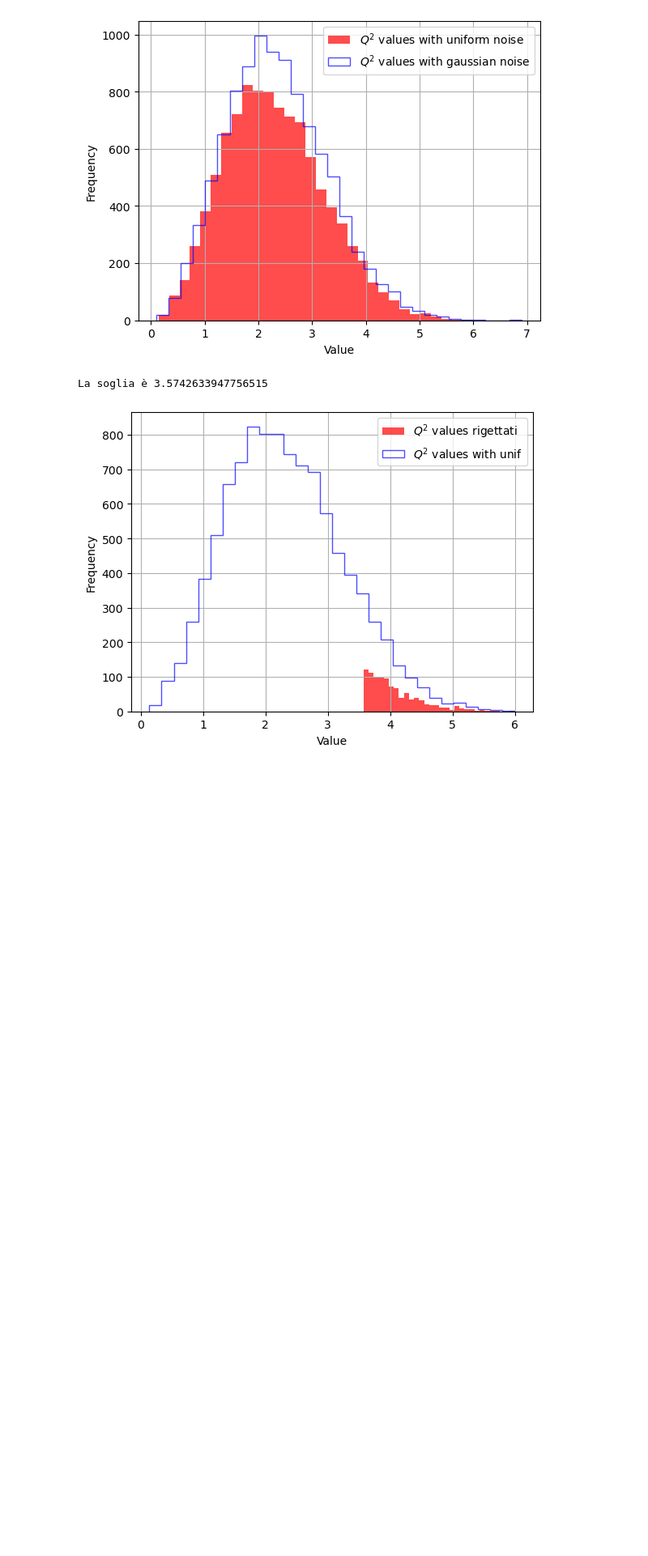
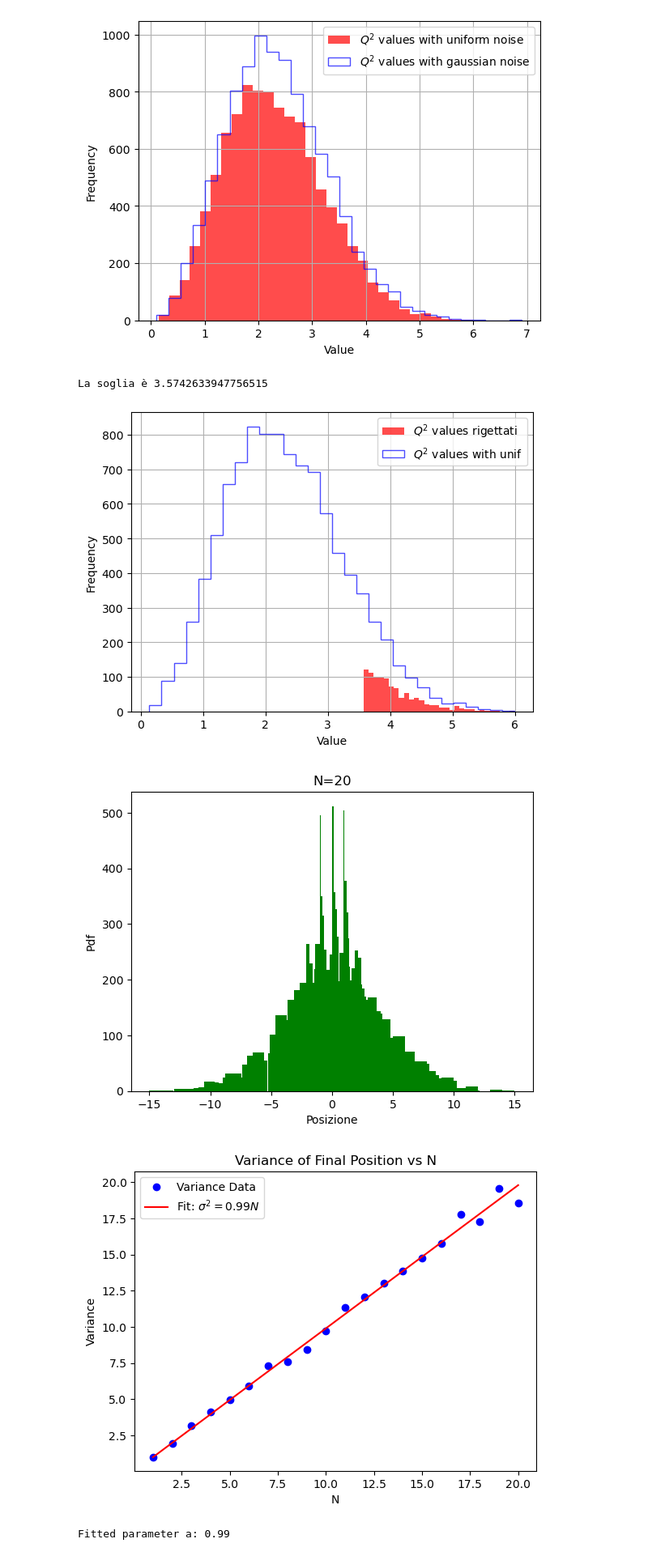
Before and after one commit to StefanoDolci/Lab_Calcolo_Statistica_unimib, a Jupyter notebook: Test3.ipynb, the cells around one changed output. Shown at 81% size. Saved outputs shown, nothing was run; the diff lists cells and outputs as text; code cells hidden in the pictures; blank space fills up the shorter version.

```diff
--- a/Test3.ipynb
+++ b/Test3.ipynb
@@ -771,3 +771,54 @@ plt.show()
 # %% [output]
 La soglia è 3.5742633947756515
 [figure]
+# %%
+import numpy as np
+import matplotlib.pyplot as plt
+from scipy.optimize import curve_fit
+
+N_levels = 20
+k = 1000
+
+def random_walk(N,k):
+    steps = np.random.choice([-1,1], size=(k,N))
+    pos = np.cumsum(steps,axis=1)
+    final_pos = pos[: , -1]
+    return final_pos
+
+variances = []
+
+for N in range(1,N_levels+1):
+    final_pos = random_walk(N,k)
+    variances.append(np.var(final_pos))
+
+    plt.hist(final_pos,bins=30,color="g")
+    plt.title(f"N={N}")
+    plt.xlabel("Posizione")
+    plt.ylabel("Pdf")
+
+plt.show
+
+# Plot variance as a function of N
+plt.figure()
+N_values = np.arange(1, N_levels + 1)
+plt.plot(N_values, variances, 'bo', label='Variance Data')
+
+# Fit the variance data to a theoretical model
+def variance_model(N, a):
+    return a * N
+
+params, _ = curve_fit(variance_model, N_values, variances)
+a_fit = params[0]
+plt.plot(N_values, variance_model(N_values, a_fit), 'r-', label=f'Fit: $\\sigma^2 = {a_fit:.2f}N$')
+
+plt.xlabel('N')
+plt.ylabel('Variance')
+plt.title('Variance of Final Position vs N')
+plt.legend()
+plt.show()
+
+print(f"Fitted parameter a: {a_fit:.2f}")
+# %% [output]
+[figure, added]
+[figure, added]
+Fitted parameter a: 0.99
```
Also changed, not shown: 3 other files.
